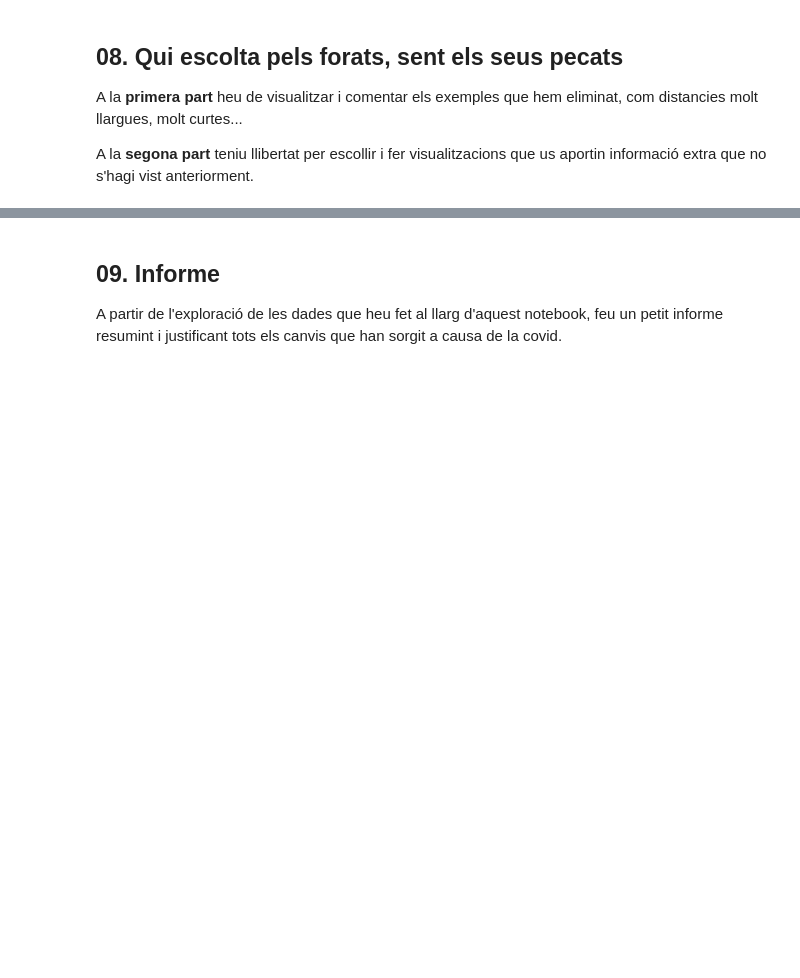
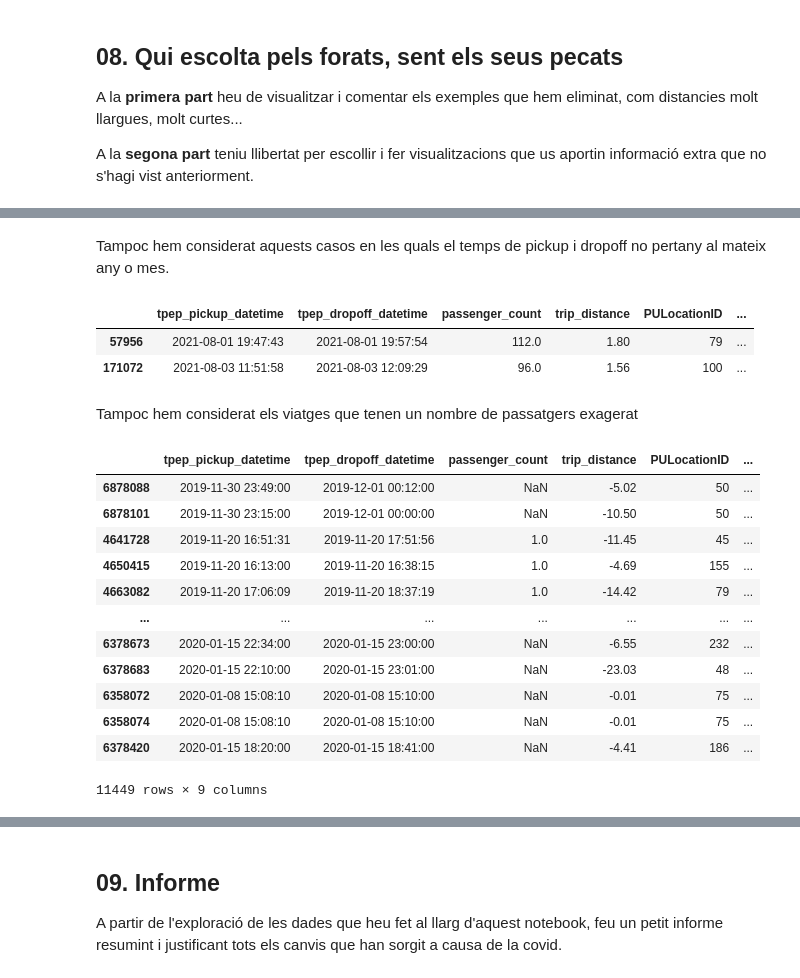
Before and after one commit to junjielyu13/Junior-Fall-Missions, a Jupyter notebook: TallerNousUsos/Practica/TNUI_P1/AssignmentCode - Lia.ipynb, the cells around one changed output, grey strips where cells are left out. Saved outputs shown, nothing was run; the diff lists cells and outputs as text; code cells hidden in the pictures; blank space fills up the shorter version.

```diff
--- a/TallerNousUsos/Practica/TNUI_P1/AssignmentCode - Lia.ipynb
+++ b/TallerNousUsos/Practica/TNUI_P1/AssignmentCode - Lia.ipynb
@@ -921,0 +1009,31 @@ A la **segona part** teniu llibertat per escollir i fer visualitzacions que us a
+# %% [markdown]
+Tampoc hem considerat aquests casos en les quals el temps de pickup i dropoff no pertany al mateix any o mes.
+# %%
+# dades amb menys d'un passatger o més de 9 passatgers
+condicio2 = invalides['passenger_count'] > 9
+df2 = invalides[condicio2]
+df2
+# %% [output]
+|  | tpep_pickup_datetime | tpep_dropoff_datetime | passenger_count | trip_distance | PULocationID | ... |
+| 57956 | 2021-08-01 19:47:43 | 2021-08-01 19:57:54 | 112.0 | 1.80 | 79 | ... |
+| 171072 | 2021-08-03 11:51:58 | 2021-08-03 12:09:29 | 96.0 | 1.56 | 100 | ... |
+# %% [markdown]
+Tampoc hem considerat els viatges que tenen un nombre de passatgers exagerat
+# %%
+viatges_invalids = invalides['trip_distance'] < 0
+df3 = invalides[viatges_invalids]
+df3
+# %% [output]
+|  | tpep_pickup_datetime | tpep_dropoff_datetime | passenger_count | trip_distance | PULocationID | ... |
+| 6878088 | 2019-11-30 23:49:00 | 2019-12-01 00:12:00 | NaN | -5.02 | 50 | ... |
+| 6878101 | 2019-11-30 23:15:00 | 2019-12-01 00:00:00 | NaN | -10.50 | 50 | ... |
+| 4641728 | 2019-11-20 16:51:31 | 2019-11-20 17:51:56 | 1.0 | -11.45 | 45 | ... |
+| 4650415 | 2019-11-20 16:13:00 | 2019-11-20 16:38:15 | 1.0 | -4.69 | 155 | ... |
+| 4663082 | 2019-11-20 17:06:09 | 2019-11-20 18:37:19 | 1.0 | -14.42 | 79 | ... |
+| ... | ... | ... | ... | ... | ... | ... |
+| 6378673 | 2020-01-15 22:34:00 | 2020-01-15 23:00:00 | NaN | -6.55 | 232 | ... |
+| 6378683 | 2020-01-15 22:10:00 | 2020-01-15 23:01:00 | NaN | -23.03 | 48 | ... |
+| 6358072 | 2020-01-08 15:08:10 | 2020-01-08 15:10:00 | NaN | -0.01 | 75 | ... |
+| 6358074 | 2020-01-08 15:08:10 | 2020-01-08 15:10:00 | NaN | -0.01 | 75 | ... |
+| 6378420 | 2020-01-15 18:20:00 | 2020-01-15 18:41:00 | NaN | -4.41 | 186 | ... |
+11449 rows × 9 columns
```
Also changed, not shown: parts of 28 cells of this notebook.
